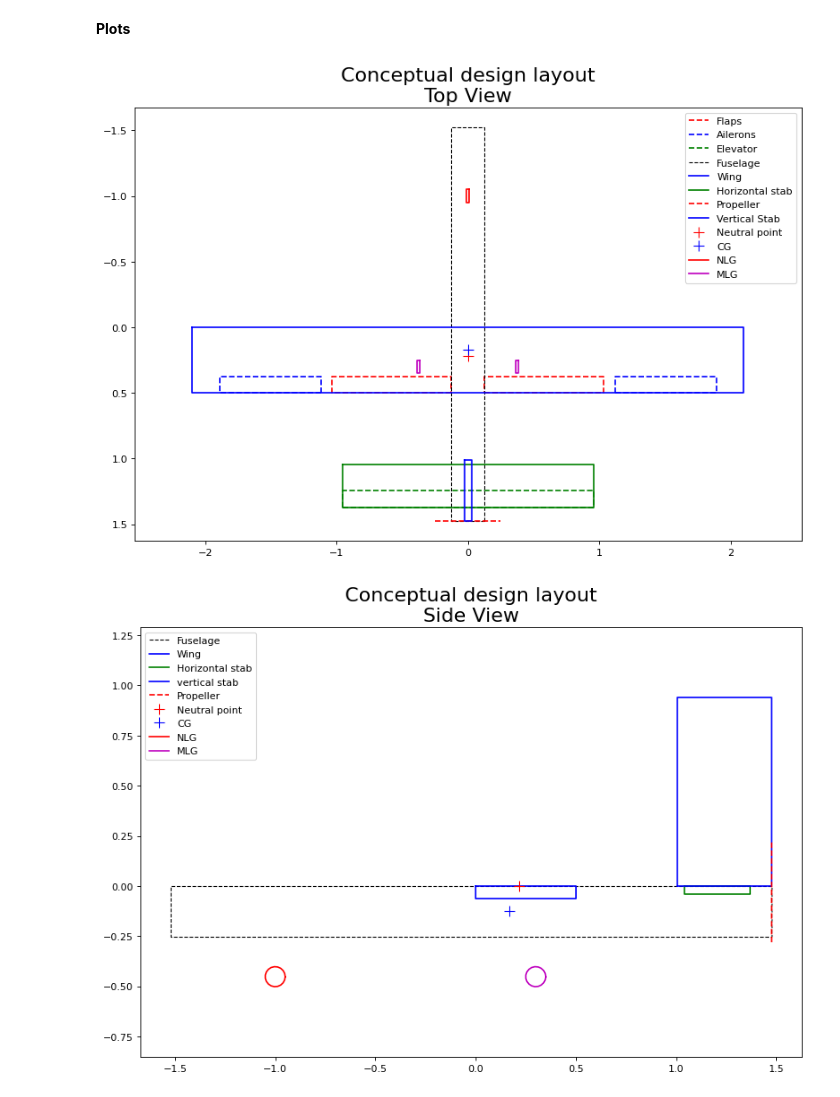
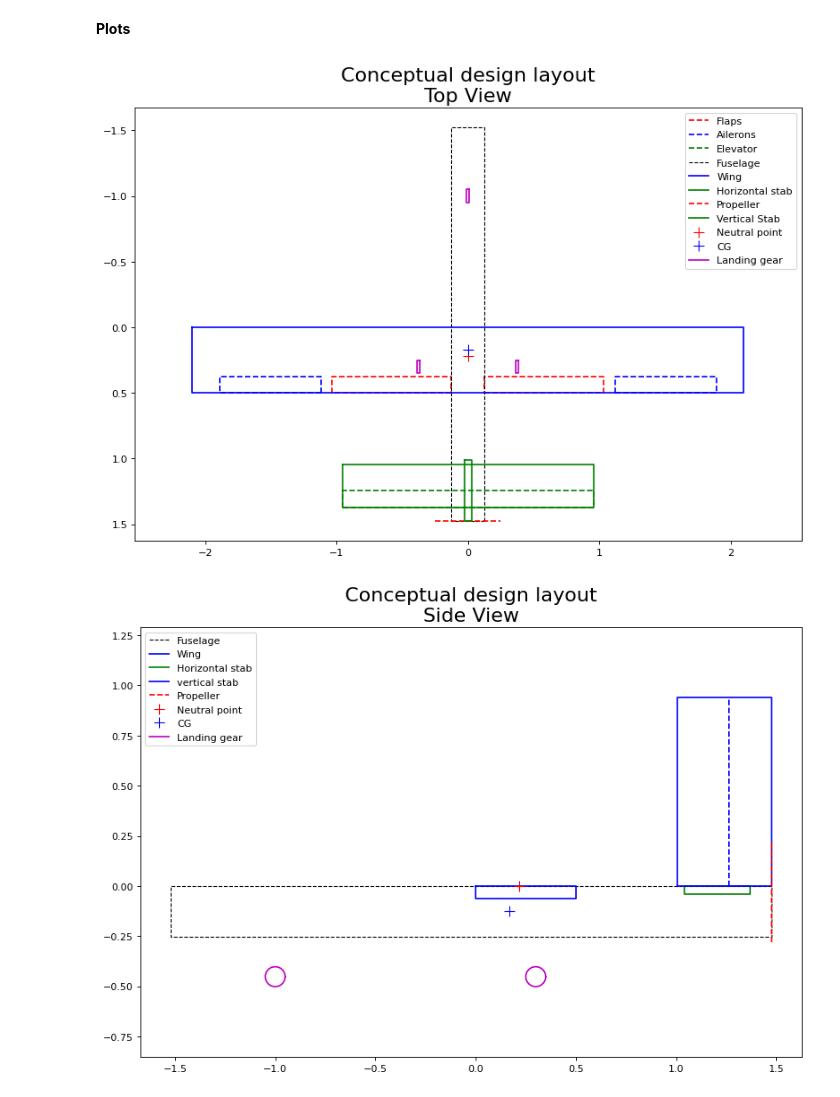
Before and after one commit to vianneydubois/predim, a Jupyter notebook: sizing_main.ipynb, the cells around one changed output. Cells and saved outputs as stored; diff of their text form; code cells hidden in the pictures.

Commit message:
rudder plot on side view

```diff
--- a/sizing_main.ipynb
+++ b/sizing_main.ipynb
@@ -225,7 +225,7 @@ def plot_vt_top()->None:
     y_LE_vt = 0.25*w_chord + vt_arm - 0.25*vt_chord
     y_vt = [y_LE_vt, y_LE_vt, y_LE_vt+vt_chord, y_LE_vt+vt_chord, y_LE_vt]
 
-    plt.plot(x_vt, y_vt, 'b-', label='Vertical Stab')
+    plt.plot(x_vt, y_vt, 'g-', label='Vertical Stab')
 
 
 def plot_np_top(np_x:float)->None:
@@ -273,7 +273,7 @@ def plot_landing_gear_top()->None:
         lg_nose_x + lg_wheel_diam/2, lg_nose_x - lg_wheel_diam/2, \
         lg_nose_x - lg_wheel_diam/2
         ]
-    plt.plot(nosewheel_X, nosewheel_Y, 'r-', label='NLG')
+    plt.plot(nosewheel_X, nosewheel_Y, 'm-', label='Landing gear')
 
     # Main Landing Gear
     mainwheel_X = [ \
@@ -288,35 +288,35 @@ def plot_landing_gear_top()->None:
     lg_main_x + lg_wheel_diam/2, lg_main_x - lg_wheel_diam/2, \
     lg_main_x - lg_wheel_diam/2
     ]
 
     plt.plot(mainwheel_X_right, mainwheel_Y, 'm-')
-    plt.plot(mainwheel_X_left, mainwheel_Y, 'm-', label='MLG')
+    plt.plot(mainwheel_X_left, mainwheel_Y, 'm-')
 
 def plot_propeller_top()->None:
     y_prop = 0.25*w_chord + max(ht_arm + 0.75*ht_chord, vt_arm + 0.75*vt_chord)
     x_prop = [-prop_diameter/2, prop_diameter/2]
     plt.plot(x_prop, [y_prop, y_prop], 'r--', label='Propeller')
 
 
 fig = plt.figure(figsize=(12,8), dpi=80)
 fig.gca().set_title('Conceptual design layout\nTop View', fontsize=20)
 plot_flaps_top()
 plot_ailerons_top(ail_y_i, ail_y_o, ail_chord_ratio)
 plot_elevator_top()
 plot_fuselage_top()
 plot_wing_top()
 plot_ht_top()
 plot_propeller_top()
 plot_vt_top()
 plot_np_top(np_x)
 plot_cg_top(cg_x)
 plot_landing_gear_top()
 plt.axis('equal')
 plt.gca().invert_yaxis()
 plt.legend()
 plt.show()
 # %% [output]
-[figure, old version]
+[figure, new version]
 # %%
 def plot_wing_side()->None:
     x_wing = [0, 0, w_chord, w_chord, 0]
@@ -340,6 +340,9 @@ def plot_vt_side()->None:
 
     plt.plot(x_vt, y_vt, 'b-', label='vertical stab')
 
+def plot_rudder_side()->None:
+    x_LE_vt = 0.25*w_chord + vt_arm - 0.25*vt_chord
+    plt.plot([x_LE_vt + vt_chord*(1-rud_chord_ratio)]*2, [0, vt_span], 'b--')
 
 def plot_np_side(np_x:float)->None:
     plt.plot(np_x, 0, 'r+', markersize=10, label='Neutral point')
@@ -368,8 +371,8 @@ def plot_landing_gear_side()->None:
     nosewheel_axis = [lg_nose_x, -fus_height-lg_height+lg_wheel_diam/2]
     mainwheel_axis = [lg_main_x, -fus_height-lg_height+lg_wheel_diam/2]
 
-    plt.plot(nosewheel_axis[0]+wheel_X, nosewheel_axis[1]+wheel_Y, 'r-', label='NLG')
-    plt.plot(mainwheel_axis[0]+wheel_X, mainwheel_axis[1]+wheel_Y, 'm-', label='MLG')
+    plt.plot(nosewheel_axis[0]+wheel_X, nosewheel_axis[1]+wheel_Y, 'm-', label='Landing gear')
+    plt.plot(mainwheel_axis[0]+wheel_X, mainwheel_axis[1]+wheel_Y, 'm-')
 
 fig = plt.figure(figsize=(12,8), dpi=80)
 fig.gca().set_title('Conceptual design layout\nSide View', fontsize=20)
@@ -377,6 +380,7 @@ plot_fuselage_side()
 plot_wing_side()
 plot_ht_side()
 plot_vt_side()
+plot_rudder_side()
 plot_propeller_side()
 plot_np_side(np_x)
 plot_cg_side(cg_x)
@@ -385,4 +389,4 @@ plt.axis('equal')
 plt.legend()
 plt.show()
 # %% [output]
-[figure, old version]
+[figure, new version]
```
